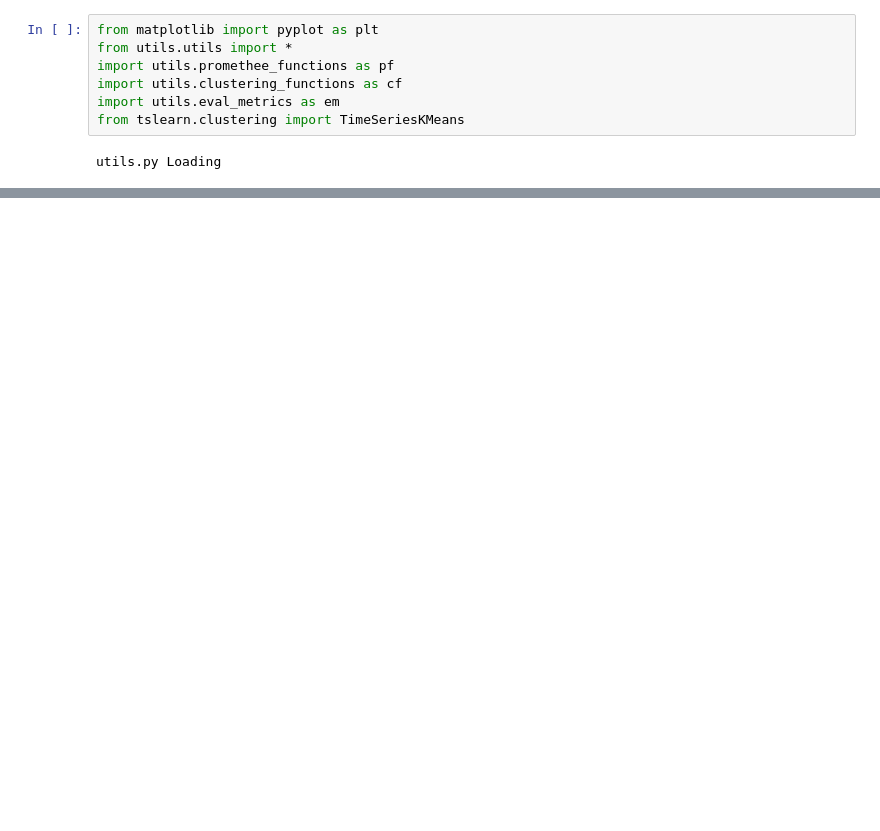
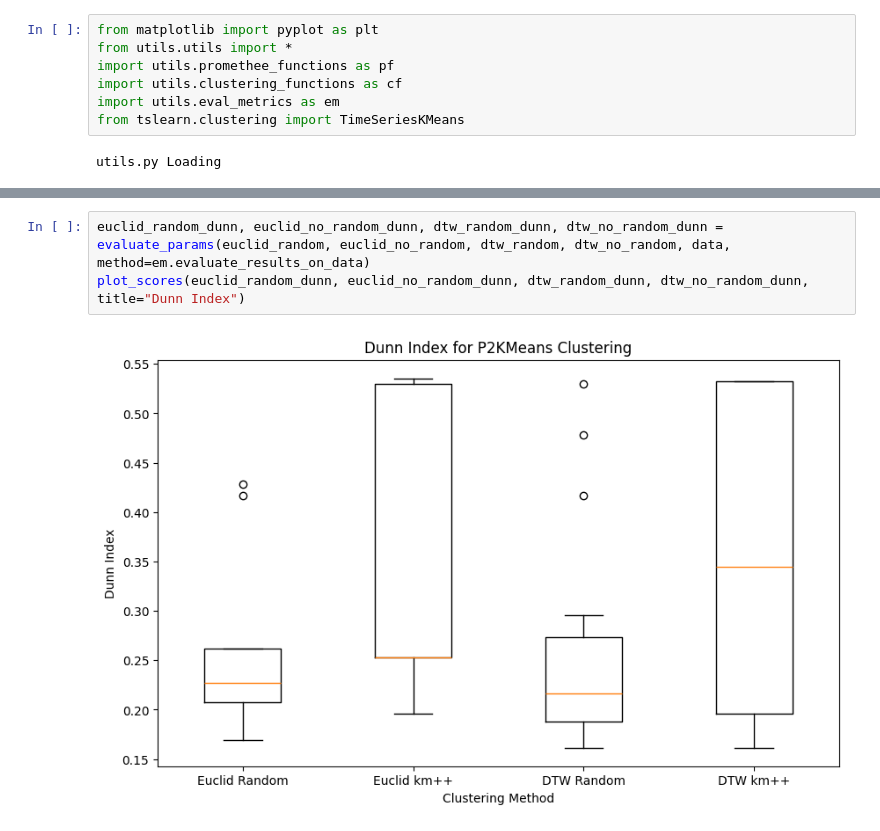
Before and after one commit to R4phou/ulb-master-thesis, a Jupyter notebook: code/src/p2km_opti.ipynb, the cells around one changed output, grey strips where cells are left out. Cells and saved outputs as stored; diff of their text form; blank space fills up the shorter version.

```diff
--- a/code/src/p2km_opti.ipynb
+++ b/code/src/p2km_opti.ipynb
@@ -168,0 +118,5 @@ Error:
+# %%
+euclid_random_dunn, euclid_no_random_dunn, dtw_random_dunn, dtw_no_random_dunn = evaluate_params(euclid_random, euclid_no_random, dtw_random, dtw_no_random, data, method=em.evaluate_results_on_data)
+plot_scores(euclid_random_dunn, euclid_no_random_dunn, dtw_random_dunn, dtw_no_random_dunn, title="Dunn Index")
+# %% [output]
+[figure, added]
```
Also changed, not shown: parts of 14 cells of this notebook, 1 other file.
